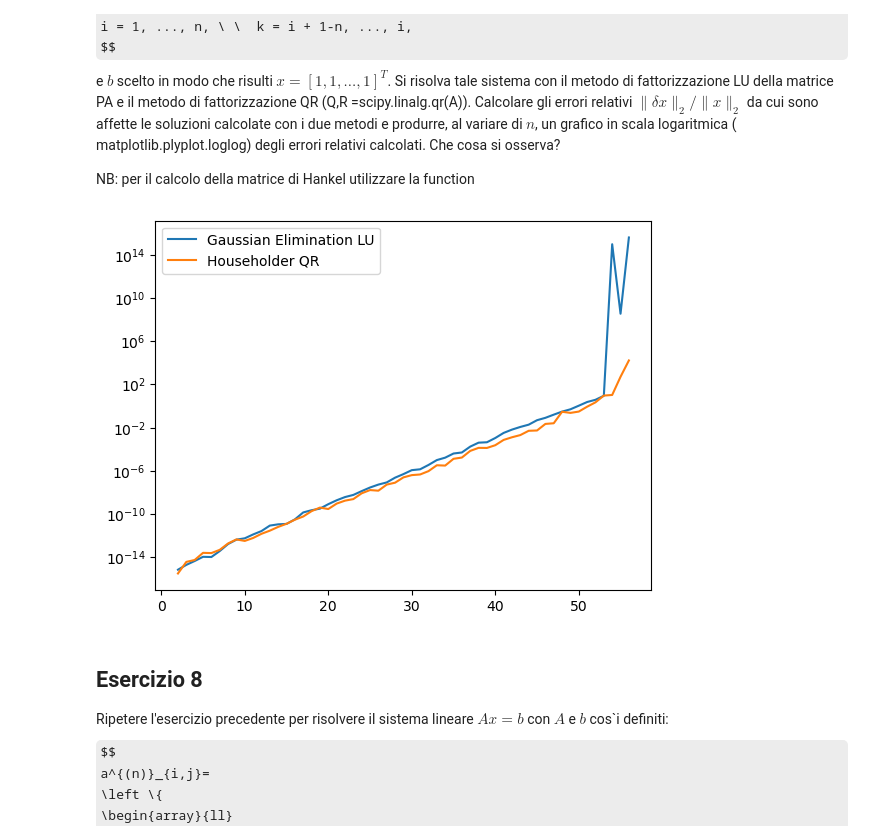
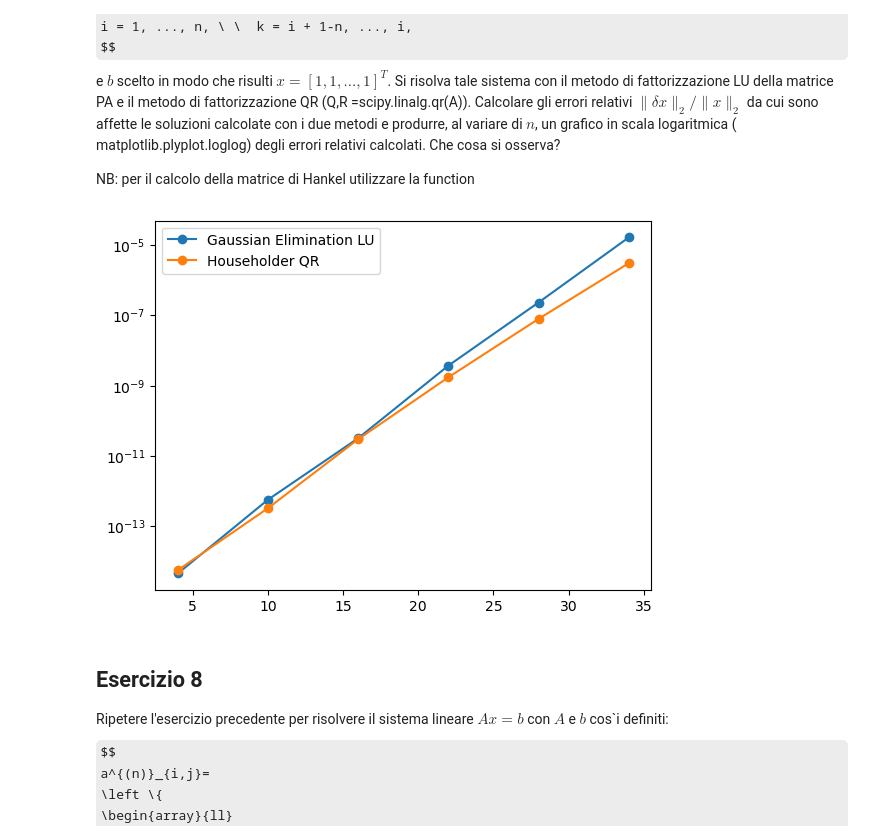
Before and after one commit to KeegTheBoi/metodi_numerici_es, a Jupyter notebook: Lecture 8/Esercitazione23_Aprile_2024.ipynb, the cells around one changed output. Saved outputs shown, nothing was run; the diff lists cells and outputs as text; code cells hidden in the pictures; some formulas as TeX source.

```diff
--- a/Lecture 8/Esercitazione23_Aprile_2024.ipynb
+++ b/Lecture 8/Esercitazione23_Aprile_2024.ipynb
@@ -379,15 +379,15 @@ def show_relative_errors(n, A, methods):
     #applico per ciascun ordine la soluzione usando diversi metodi
     x = [solver(i, methods.values(), A) for i in n]
     #confronto l'errore relativo dei due metodi
-    plt.semilogy(n, x)
+    plt.semilogy(n, x, '-o')
     plt.legend(methods.keys())
     plt.show()
 # %%
-n = np.arange(2, 57)
+n = np.arange(4, 40, 6)
 methods: dict = {'Gaussian Elimination LU':sys.LU_solve, 'Householder QR': sys.QR_solve}
 show_relative_errors(n, Hankel, methods)
 # %% [output]
-[figure, old version]
+[figure, new version]
 # %% [markdown]
 ## Esercizio 8
 
```
Also changed, not shown: parts of 15 cells of this notebook, 1 other file.
